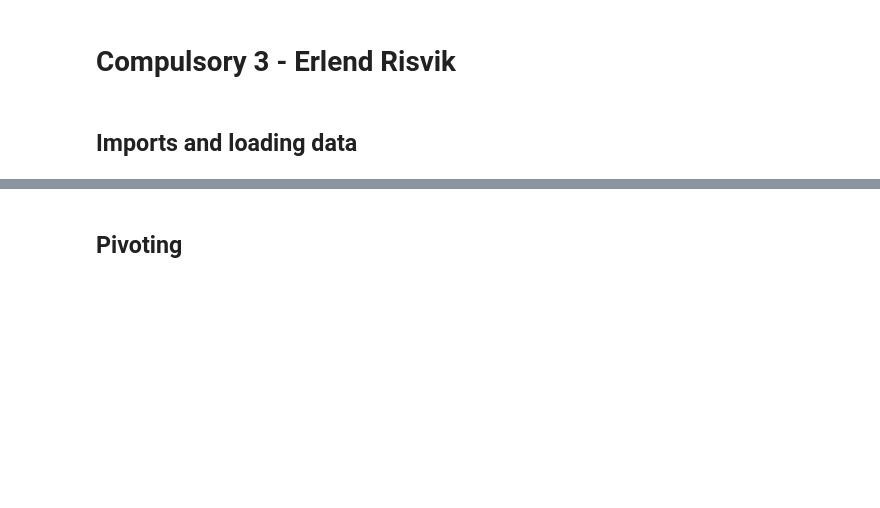
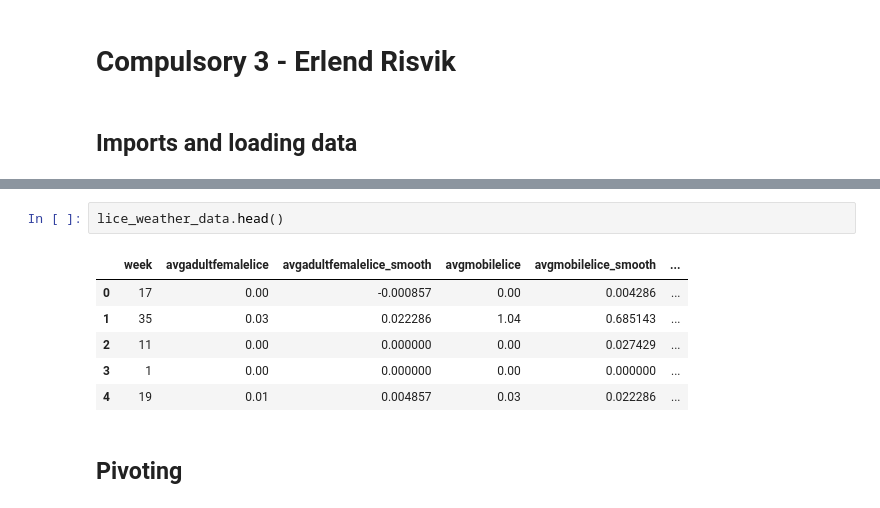
Before and after one commit to erlendrisvik/Compulsories, a Jupyter notebook: CA3/CA3.ipynb, the cells around one changed output, grey strips where cells are left out. Drawn from its saved outputs; the diff is of its cells as text; blank space fills up the shorter version.

```diff
--- a/CA3/CA3.ipynb
+++ b/CA3/CA3.ipynb
@@ -56,3 +62,12 @@ lice_data.head()
+# %%
+lice_weather_data.head()
+# %% [output]
+|  | week | avgadultfemalelice | avgadultfemalelice_smooth | avgmobilelice | avgmobilelice_smooth | ... |
+| 0 | 17 | 0.00 | -0.000857 | 0.00 | 0.004286 | ... |
+| 1 | 35 | 0.03 | 0.022286 | 1.04 | 0.685143 | ... |
+| 2 | 11 | 0.00 | 0.000000 | 0.00 | 0.027429 | ... |
+| 3 | 1 | 0.00 | 0.000000 | 0.00 | 0.000000 | ... |
+| 4 | 19 | 0.01 | 0.004857 | 0.03 | 0.022286 | ... |
 # %% [markdown]
 ## Pivoting
 # %%
```
Also changed, not shown: parts of 19 cells of this notebook.
